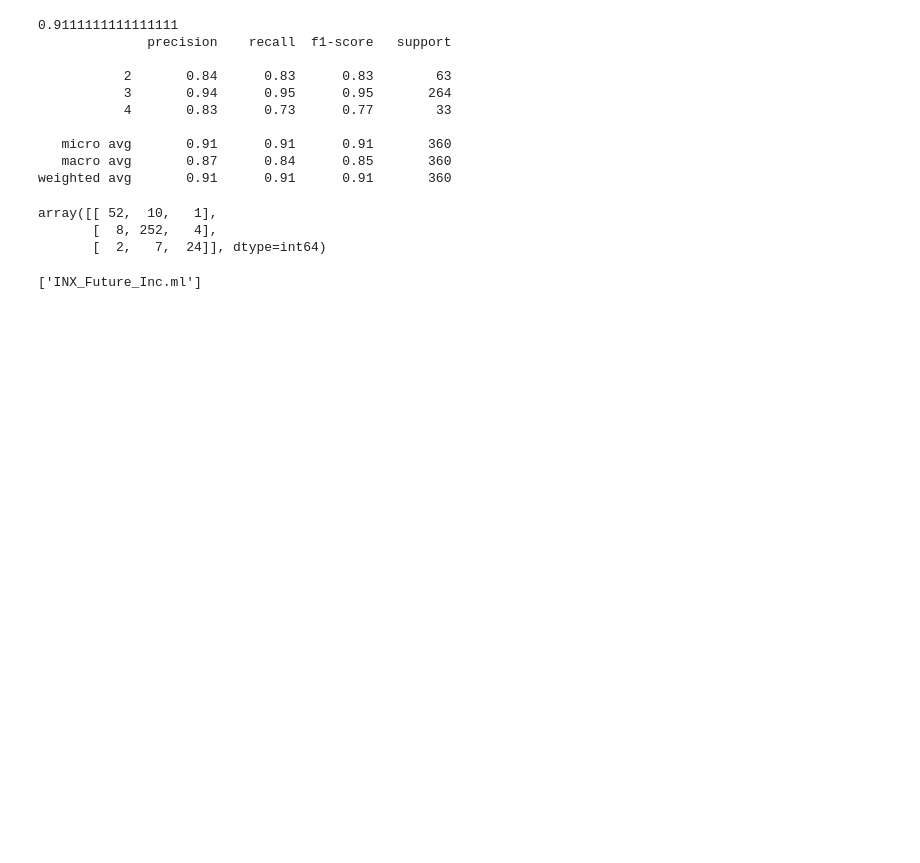
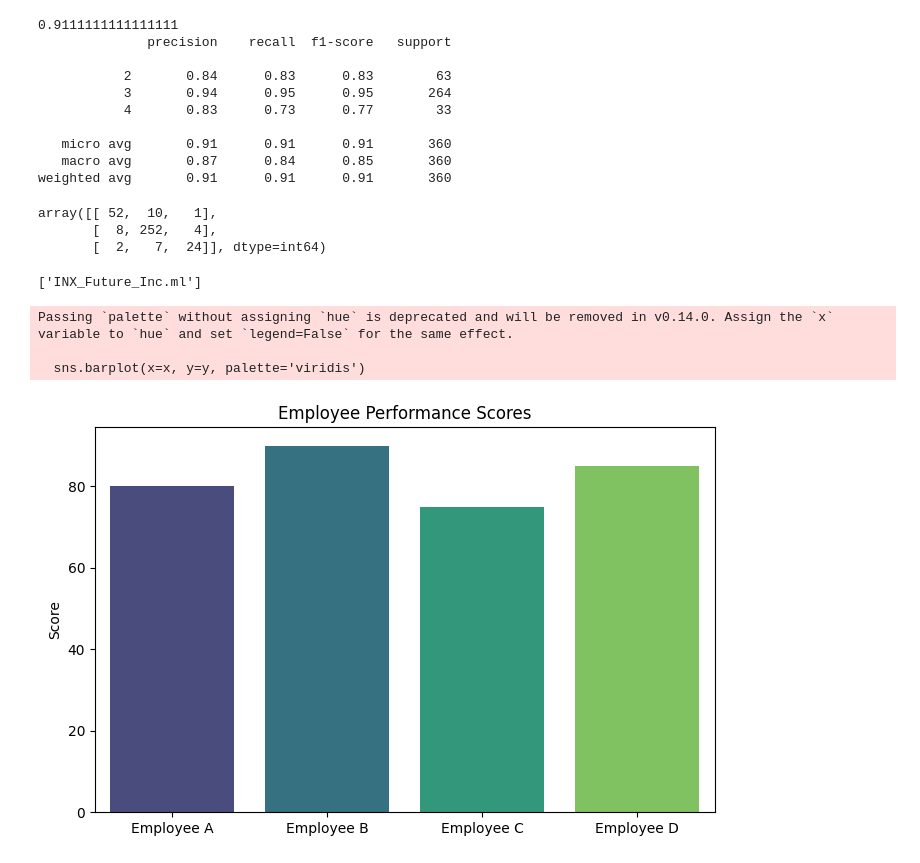
Before and after one commit to Harsh333-b/Performance_Analysis, a Jupyter notebook: PerformanceAnalysis.ipynb, the cells around one changed output. Saved outputs shown, nothing was run; the diff lists cells and outputs as text; code cells hidden in the pictures; blank space fills up the shorter version.

```diff
--- a/PerformanceAnalysis.ipynb
+++ b/PerformanceAnalysis.ipynb
@@ -538,3 +538,28 @@ from sklearn.externals import joblib
 joblib.dump(model_gridrf,'INX_Future_Inc.ml')
 # %% [output]
 ['INX_Future_Inc.ml']
+# %%
+import matplotlib.pyplot as plt
+import seaborn as sns
+import numpy as np
+
+# Example Accuracy Calculation
+accuracy = 91.5 # Replace with your model's actual accuracy
+with open("accuracy.txt", "w") as f:
+    f.write(str(accuracy))
+
+# Generate Performance Graph
+x = ['Employee A', 'Employee B', 'Employee C', 'Employee D']
+y = [80, 90, 75, 85]  # Replace with real employee performance data
+
+plt.figure(figsize=(8, 5))
+sns.barplot(x=x, y=y, palette='viridis')
+plt.title("Employee Performance Scores")
+plt.ylabel("Score")
+plt.savefig("performance_graph.png")  # Save Graph
+plt.show()
+# %% [output]
+Passing `palette` without assigning `hue` is deprecated and will be removed in v0.14.0. Assign the `x` variable to `hue` and set `legend=False` for the same effect.
+
+  sns.barplot(x=x, y=y, palette='viridis')
+[figure, added]
```
Also changed, not shown: parts of 1 cell of this notebook.
